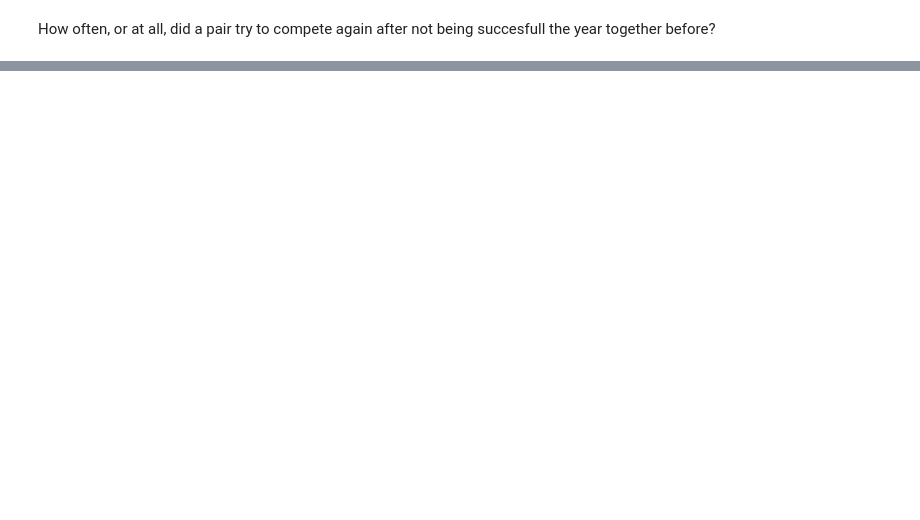
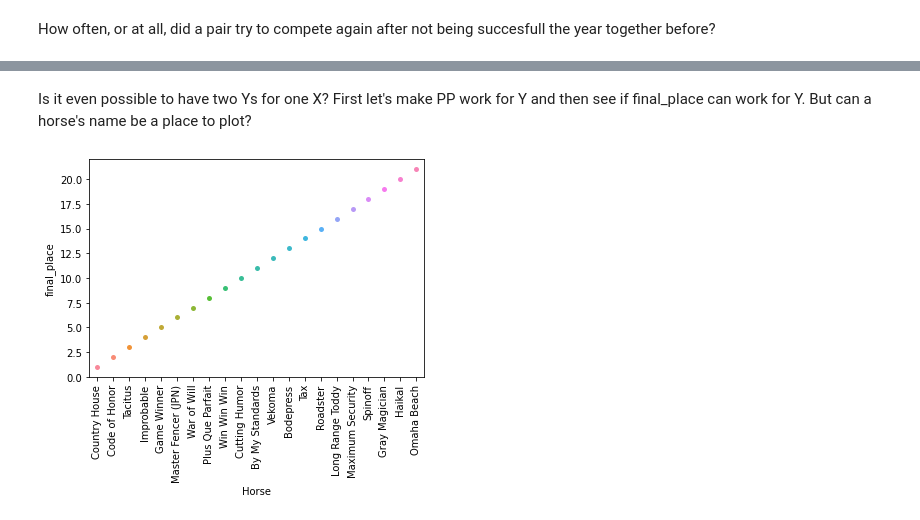
Before and after one commit to cmuhs/Derby_Dataset, a Jupyter notebook: TCR_Dataset.ipynb, the cells around one changed output, grey strips where cells are left out. Drawn from its saved outputs; the diff is of its cells as text; code cells hidden in the pictures; blank space fills up the shorter version.

```diff
--- a/TCR_Dataset.ipynb
+++ b/TCR_Dataset.ipynb
@@ -35,0 +39,3 @@ df3.head()
+# %%
+banana = df3[(df3['race'] == 'Kentucky Derby') & (df3['year'] == 2019)]
+banana
@@ -63,0 +121,10 @@ How often, or at all, did a pair try to compete again after not being succesfull
+# %% [markdown]
+Is it even possible to have two Ys for one X?
+First let's make PP work for Y and then see if final_place can work for Y. But can a horse's name be a place to plot?
+# %%
+fig, graph1 = plt.subplots()
+graph1 = sns.swarmplot(x="Horse", y="final_place", data=banana)
+plt.xticks(rotation=90)
+plt.show()
+# %% [output]
+[figure, added]
```
Also changed, not shown: parts of 9 cells of this notebook.
